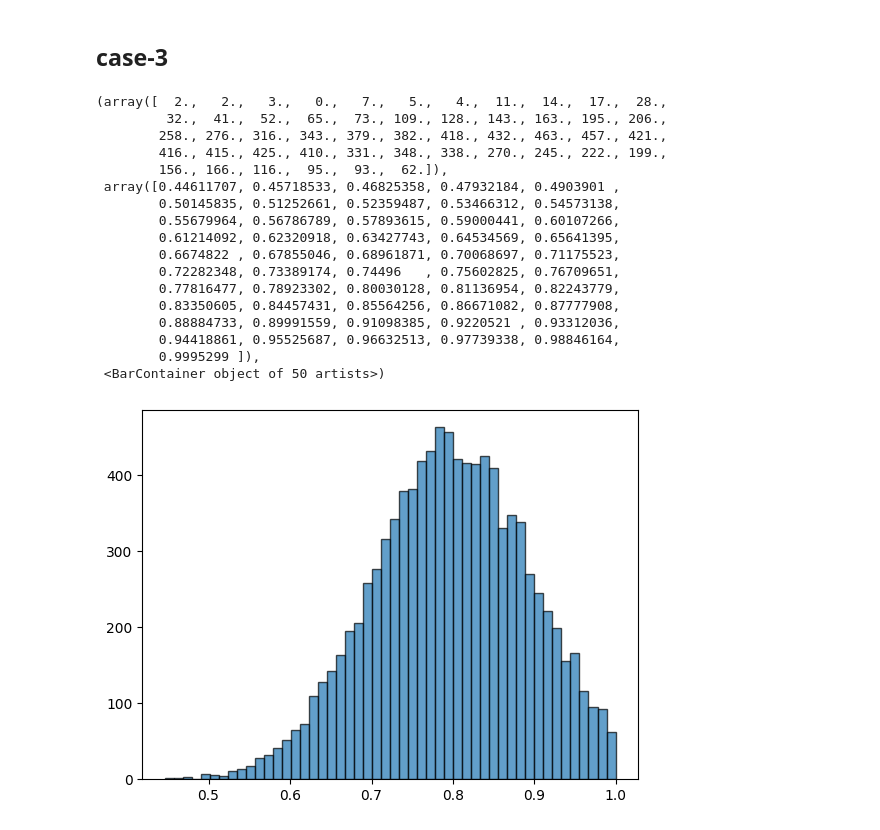
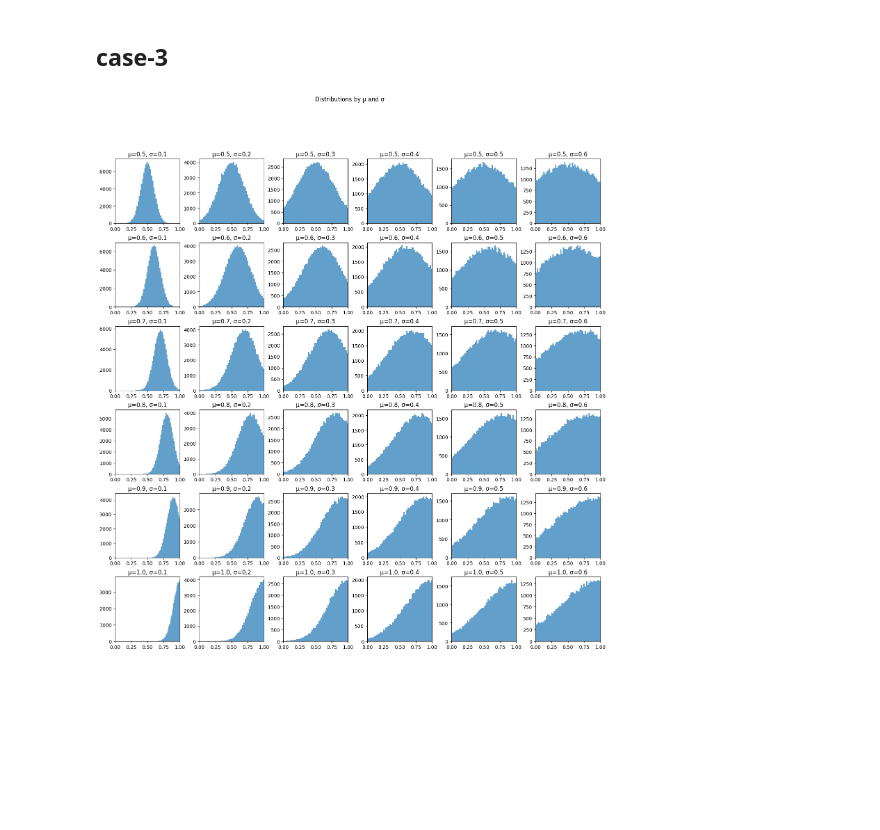
Before and after one commit to iGEM-TokyoTech/2023-Software-3D-PCR, a Jupyter notebook: notebooks/emulator.ipynb, the cells around one changed output. Drawn from its saved outputs; the diff is of its cells as text; code cells hidden in the pictures; blank space fills up the shorter version.

Commit message:
add cases-3

```diff
--- a/notebooks/emulator.ipynb
+++ b/notebooks/emulator.ipynb
@@ -181,17 +191,17 @@ for data_density in range(len(cases)):
         pseudo_plates_plates_list = [(psudo_plates_list[i], plates_list[i]) for i in range(len(psudo_plates_list))]
         pseudo_plates_plates_list.sort(key=lambda x: x[0], reverse = True)
 
-        plates_sorted = [pseudo_plates_plates_list[i][1] for i in range(len(pseudo_plates_plates_list))]
+        arranged_plates = [pseudo_plates_plates_list[i][1] for i in range(len(pseudo_plates_plates_list))]
 
-        # print(sum(plates_sorted)) if sum(plates_sorted) != cases[data_density] else None, ok
+        # print(sum(arranged_plates)) if sum(arranged_plates) != cases[data_density] else None, ok
 
-        plates_sorted = np.array(plates_sorted).reshape(10, 8, 12).transpose(2, 1, 0)
+        arranged_plates = np.array(arranged_plates).reshape(10, 8, 12).transpose(2, 1, 0)
 
-        print(len(np.nonzero(plates_sorted)[0])) if len(np.nonzero(plates_sorted)[0]) != cases[data_density] else None
+        print(len(np.nonzero(arranged_plates)[0])) if len(np.nonzero(arranged_plates)[0]) != cases[data_density] else None
         # check upper bound and lower bound
-        print('a', len(np.nonzero(plates_sorted)[0])) if not(cases[data_density] <= calculate_positive_indices(plates_sorted) <= min(cases[data_density], 12) * min(cases[data_density], 8), min(cases[data_density], 10)) else None
+        print('a', len(np.nonzero(arranged_plates)[0])) if not(cases[data_density] <= calculate_positive_indices(arranged_plates) <= min(cases[data_density], 12) * min(cases[data_density], 8), min(cases[data_density], 10)) else None
 
-        temp_arranged.append(calculate_positive_indices(plates_sorted))
+        temp_arranged.append(calculate_positive_indices(arranged_plates))
 
     result_2_pure.append(temp_pure)
     result_2_arranged.append(temp_arranged)
@@ -223,31 +233,28 @@ fig.show()
 # %% [markdown]
 ## case-3
 # %%
-mean = 0.8
-std_dev = 0.1
-samples = np.random.normal(mean, std_dev, shot_num)
-samples = samples[(samples >= 0) & (samples <= 1)]
-final_array = samples[:12*8*10].reshape((12, 8, 10))
+means = [round(i*0.1, 2) for i in range(5, 11)]
+std_devs = [round(i*0.1, 2) for i in range(1, 7)]
+params = list(itertools.product(means, std_devs))
+sampling_num = 100000
 
-fig = plt.figure()
-ax = fig.add_subplot(1, 1, 1)
-ax.hist(samples, bins=50, edgecolor='black', alpha=0.7)
+hidden_probability_list = []
+
+fig = plt.figure(figsize=(18, 18))
+
+for i in range(len(params)):
+    mu, sigma = params[i]
+    samples = np.random.normal(mu, sigma, sampling_num)
+    samples = samples[(samples >= 0) & (samples <= 1)]
+    ax = fig.add_subplot(6, 6, i+1)
+    ax.hist(samples, bins=50, alpha=0.7)
+    ax.set_xlim(0, 1)
+    ax.set_title(f'μ={mu}, σ={sigma}')
+
+    hidden_probability_list.append(samples[:12*8*10].reshape((12, 8, 10)))
+
+fig.subplots_adjust(wspace=0.3, hspace=0.3)
+fig.suptitle('Distributions by μ and σ')
+fig.show()
 # %% [output]
-(array([  2.,   2.,   3.,   0.,   7.,   5.,   4.,  11.,  14.,  17.,  28.,
-         32.,  41.,  52.,  65.,  73., 109., 128., 143., 163., 195., 206.,
-        258., 276., 316., 343., 379., 382., 418., 432., 463., 457., 421.,
-        416., 415., 425., 410., 331., 348., 338., 270., 245., 222., 199.,
-        156., 166., 116.,  95.,  93.,  62.]),
- array([0.44611707, 0.45718533, 0.46825358, 0.47932184, 0.4903901 ,
-        0.50145835, 0.51252661, 0.52359487, 0.53466312, 0.54573138,
-        0.55679964, 0.56786789, 0.57893615, 0.59000441, 0.60107266,
-        0.61214092, 0.62320918, 0.63427743, 0.64534569, 0.65641395,
-        0.6674822 , 0.67855046, 0.68961871, 0.70068697, 0.71175523,
-        0.72282348, 0.73389174, 0.74496   , 0.75602825, 0.76709651,
-        0.77816477, 0.78923302, 0.80030128, 0.81136954, 0.82243779,
-        0.83350605, 0.84457431, 0.85564256, 0.86671082, 0.87777908,
-        0.88884733, 0.89991559, 0.91098385, 0.9220521 , 0.93312036,
-        0.94418861, 0.95525687, 0.96632513, 0.97739338, 0.98846164,
-        0.9995299 ]),
- <BarContainer object of 50 artists>)
-[figure, old version]
+[figure, new version]
```
Also changed, not shown: parts of 9 cells of this notebook, 3 other files.
